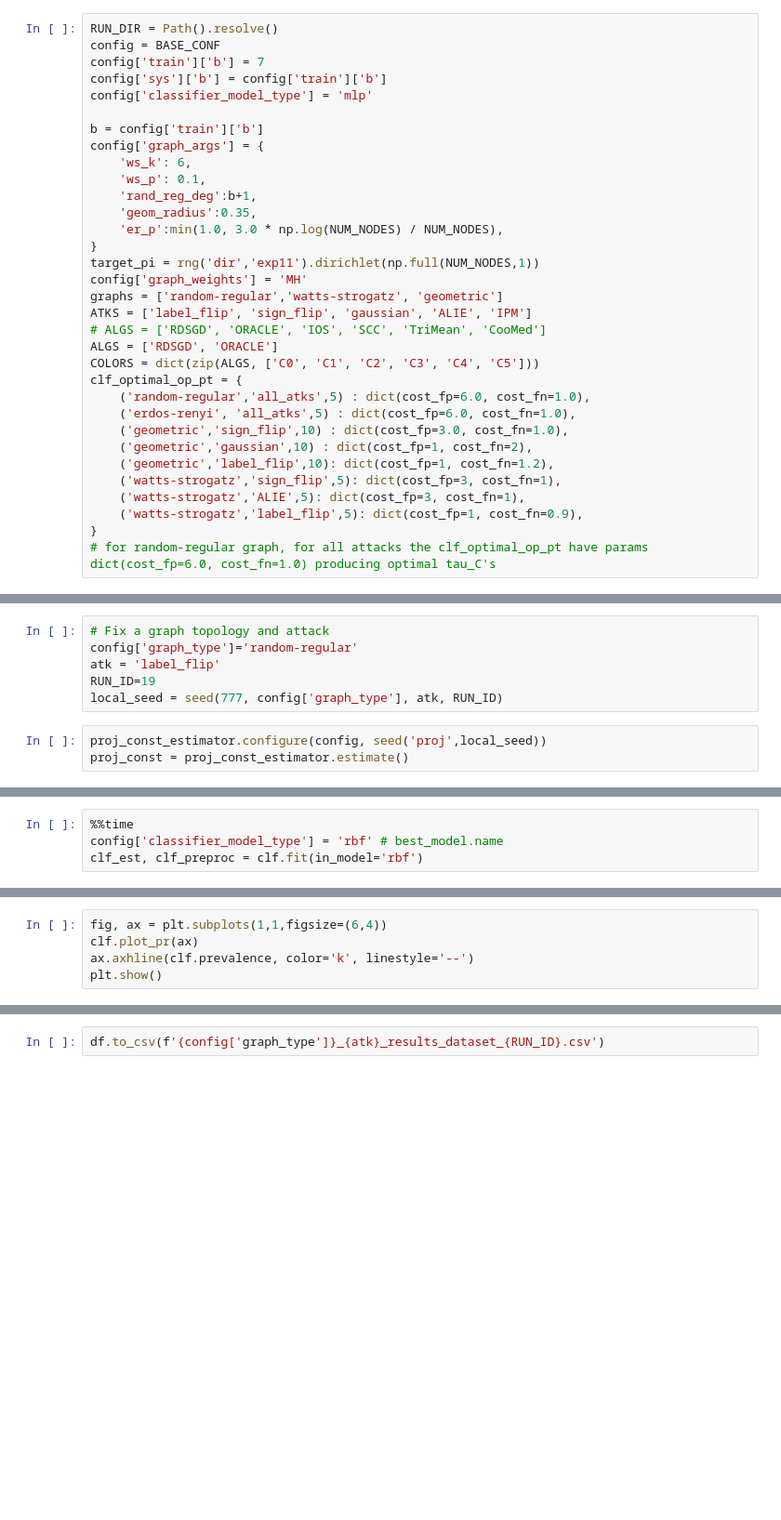
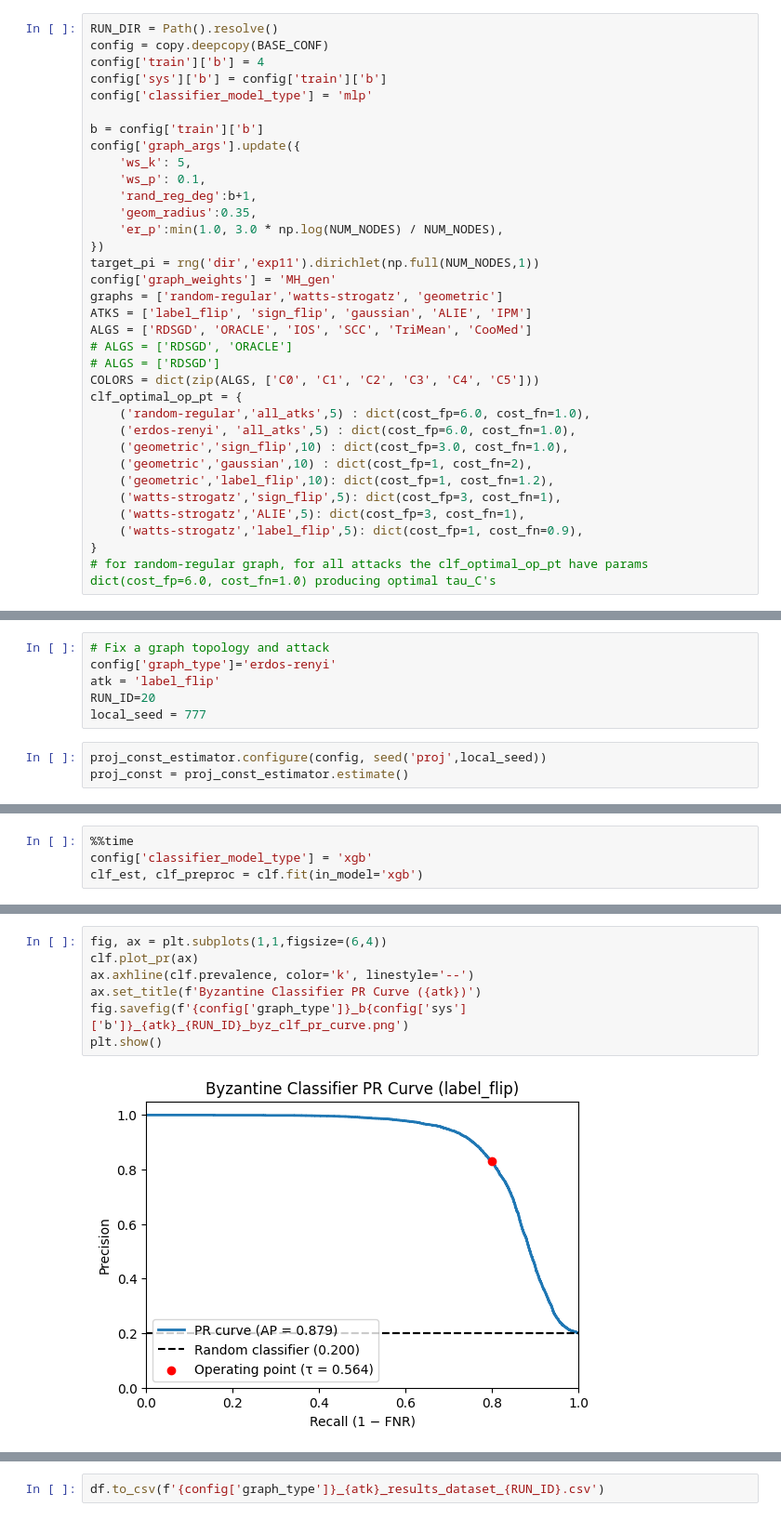
Before and after one commit to ardenpalme/Dissertation, a Jupyter notebook: exp11/main.ipynb, the cells around one changed output, grey strips where cells are left out. Shown at 93% size. Drawn from its saved outputs; the diff is of its cells as text; blank space fills up the shorter version.

```diff
--- a/exp11/main.ipynb
+++ b/exp11/main.ipynb
@@ -37,25 +38,26 @@ def convert(o):
     raise TypeError(f'{type(o)} not serializable')
 # %%
 RUN_DIR = Path().resolve()
-config = BASE_CONF
-config['train']['b'] = 7
+config = copy.deepcopy(BASE_CONF)
+config['train']['b'] = 4
 config['sys']['b'] = config['train']['b']
 config['classifier_model_type'] = 'mlp'
 
 b = config['train']['b']
-config['graph_args'] = {
-    'ws_k': 6,
+config['graph_args'].update({
+    'ws_k': 5,
     'ws_p': 0.1,
     'rand_reg_deg':b+1,
     'geom_radius':0.35,
     'er_p':min(1.0, 3.0 * np.log(NUM_NODES) / NUM_NODES),
-}
+})
 target_pi = rng('dir','exp11').dirichlet(np.full(NUM_NODES,1))
-config['graph_weights'] = 'MH'
+config['graph_weights'] = 'MH_gen'
 graphs = ['random-regular','watts-strogatz', 'geometric']
 ATKS = ['label_flip', 'sign_flip', 'gaussian', 'ALIE', 'IPM']
-# ALGS = ['RDSGD', 'ORACLE', 'IOS', 'SCC', 'TriMean', 'CooMed']
-ALGS = ['RDSGD', 'ORACLE']
+ALGS = ['RDSGD', 'ORACLE', 'IOS', 'SCC', 'TriMean', 'CooMed']
+# ALGS = ['RDSGD', 'ORACLE']
+# ALGS = ['RDSGD']
 COLORS = dict(zip(ALGS, ['C0', 'C1', 'C2', 'C3', 'C4', 'C5']))
 clf_optimal_op_pt = {
     ('random-regular','all_atks',5) : dict(cost_fp=6.0, cost_fn=1.0),
@@ -76,10 +78,10 @@ clf = ByzClassifier(config, global_dataset, gf)
 sys_sim = SystemSimulator(config, global_dataset, gf)
 # %%
 # Fix a graph topology and attack
-config['graph_type']='random-regular'
+config['graph_type']='erdos-renyi'
 atk = 'label_flip'
-RUN_ID=19
-local_seed = seed(777, config['graph_type'], atk, RUN_ID)
+RUN_ID=20
+local_seed = 777
 # %%
 proj_const_estimator.configure(config, seed('proj',local_seed))
 proj_const = proj_const_estimator.estimate()
@@ -139,4 +99,4 @@ Wall time: 3min 18s
 # %%
 %%time
-config['classifier_model_type'] = 'rbf' # best_model.name
-clf_est, clf_preproc = clf.fit(in_model='rbf')
+config['classifier_model_type'] = 'xgb'
+clf_est, clf_preproc = clf.fit(in_model='xgb')
@@ -152,8 +118,12 @@ display(pd.DataFrame([prelim_metrics]))
 # %%
 fig, ax = plt.subplots(1,1,figsize=(6,4))
 clf.plot_pr(ax)
 ax.axhline(clf.prevalence, color='k', linestyle='--')
+ax.set_title(f'Byzantine Classifier PR Curve ({atk})')
+fig.savefig(f'{config['graph_type']}_b{config['sys']['b']}_{atk}_{RUN_ID}_byz_clf_pr_curve.png')
 plt.show()
+# %% [output]
+[figure, added]
 # %%
 %%time
 sim_params = {
```
Also changed, not shown: parts of 18 cells of this notebook, 4 other files.
